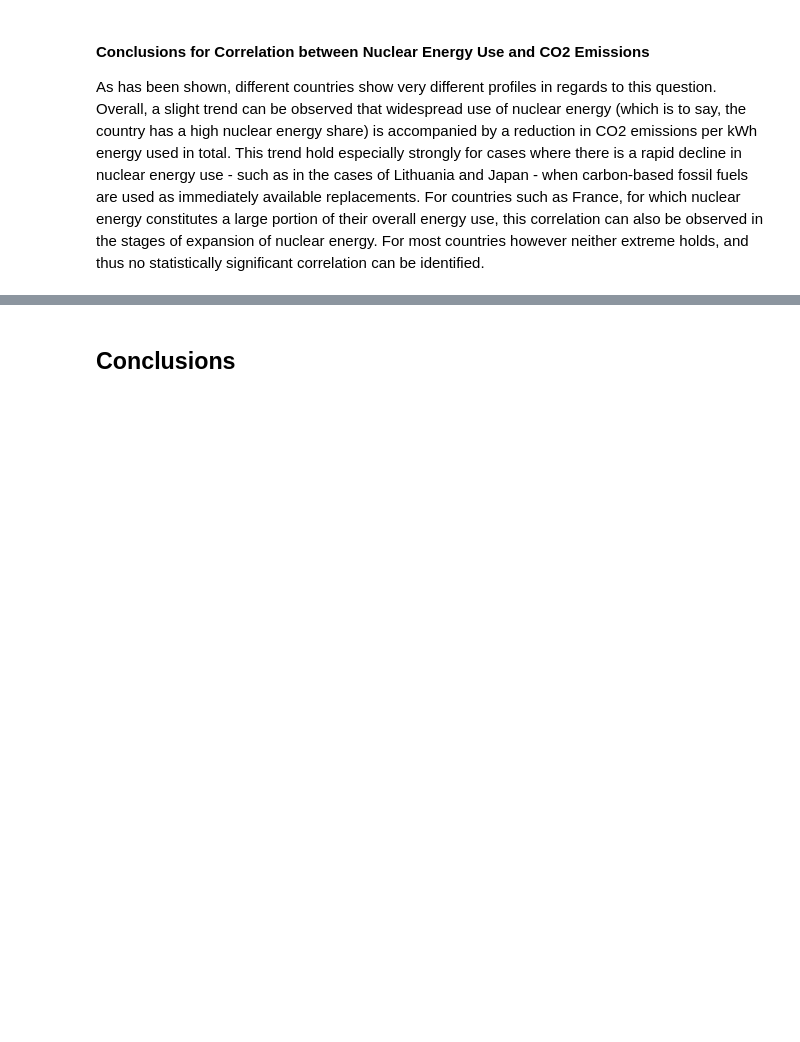
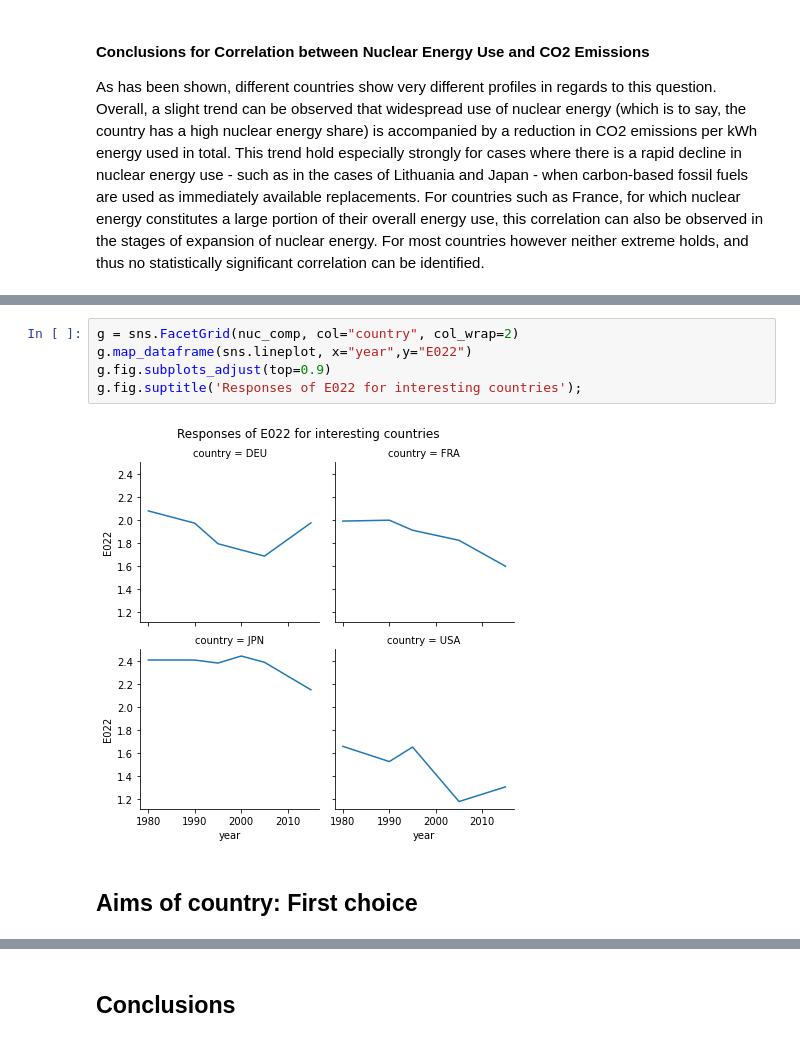
Before and after one commit to Molybdenum42/DOPP_Exercise3, a Jupyter notebook: submission_ready/exercise3_complete.ipynb, the cells around one changed output, grey strips where cells are left out. Saved outputs shown, nothing was run; the diff lists cells and outputs as text; blank space fills up the shorter version.

```diff
--- a/submission_ready/exercise3_complete.ipynb
+++ b/submission_ready/exercise3_complete.ipynb
@@ -343,0 +486,9 @@ As has been shown, different countries show very different profiles in regards t
+# %%
+g = sns.FacetGrid(nuc_comp, col="country", col_wrap=2)
+g.map_dataframe(sns.lineplot, x="year",y="E022")
+g.fig.subplots_adjust(top=0.9)
+g.fig.suptitle('Responses of E022 for interesting countries');
+# %% [output]
+[figure, added]
+# %% [markdown]
+## Aims of country: First choice
```
Also changed, not shown: parts of 83 cells of this notebook.
